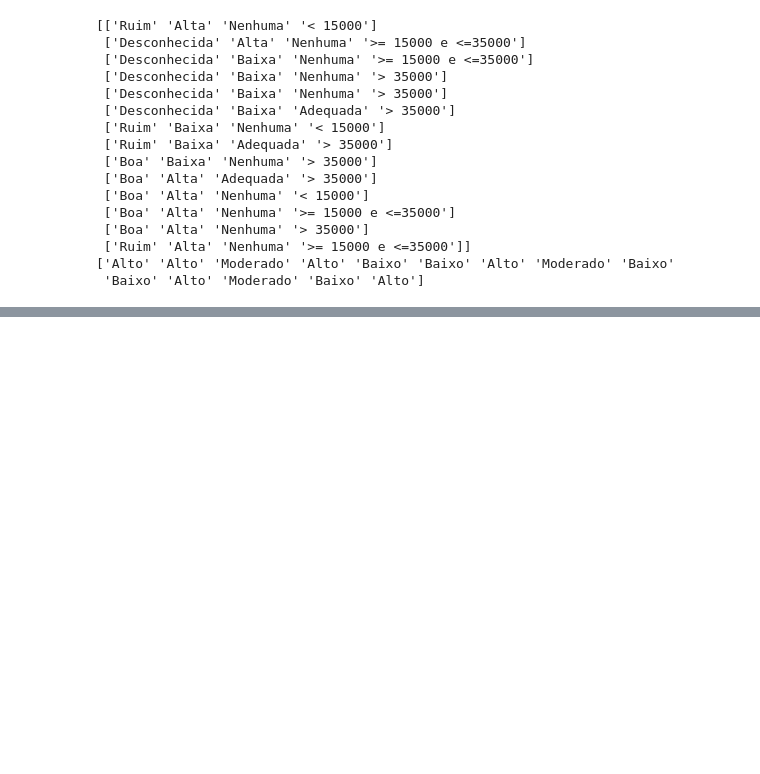
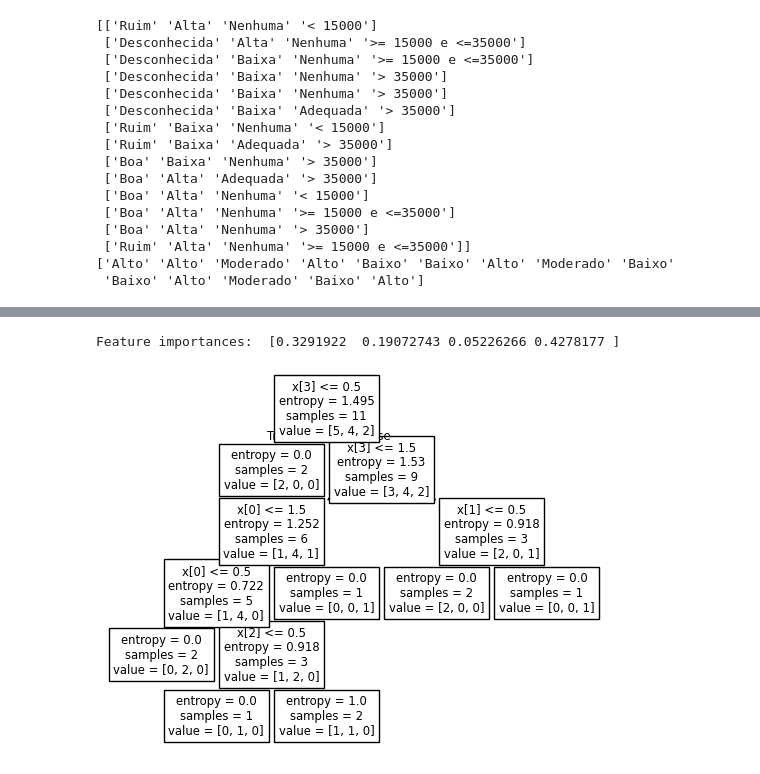
Before and after one commit to ElioenaiFerrari/credit_risk, a Jupyter notebook: decision_tree.ipynb, the cells around one changed output, grey strips where cells are left out. Drawn from its saved outputs; the diff is of its cells as text; code cells hidden in the pictures; blank space fills up the shorter version.

Commit message:
trees

```diff
--- a/decision_tree.ipynb
+++ b/decision_tree.ipynb
@@ -78,3 +49,12 @@ print(y)
  ['Ruim' 'Alta' 'Nenhuma' '>= 15000 e <=35000']]
 ['Alto' 'Alto' 'Moderado' 'Alto' 'Baixo' 'Baixo' 'Alto' 'Moderado' 'Baixo'
  'Baixo' 'Alto' 'Moderado' 'Baixo' 'Alto']
+# %%
+le = LabelEncoder()
+dtc = DecisionTreeClassifier(criterion='entropy', random_state=42)
+# %%
+for i in range(X.shape[1]):
+        X[:, i] = le.fit_transform(X[:, i])
+# %%
+X_train, X_test, y_train, y_test = train_test_split(X, y, test_size=0.2, random_state=42)
+dtc.fit(X_train, y_train)
@@ -80,0 +83,8 @@ print(y)
+# %%
+print("Feature importances: ", dtc.feature_importances_)
+# %% [output]
+Feature importances:  [0.3291922  0.19072743 0.05226266 0.4278177 ]
+# %%
+tree.plot_tree(dtc);
+# %% [output]
+[figure, added]
```
Also changed, not shown: parts of 9 cells of this notebook, 2 other files.
